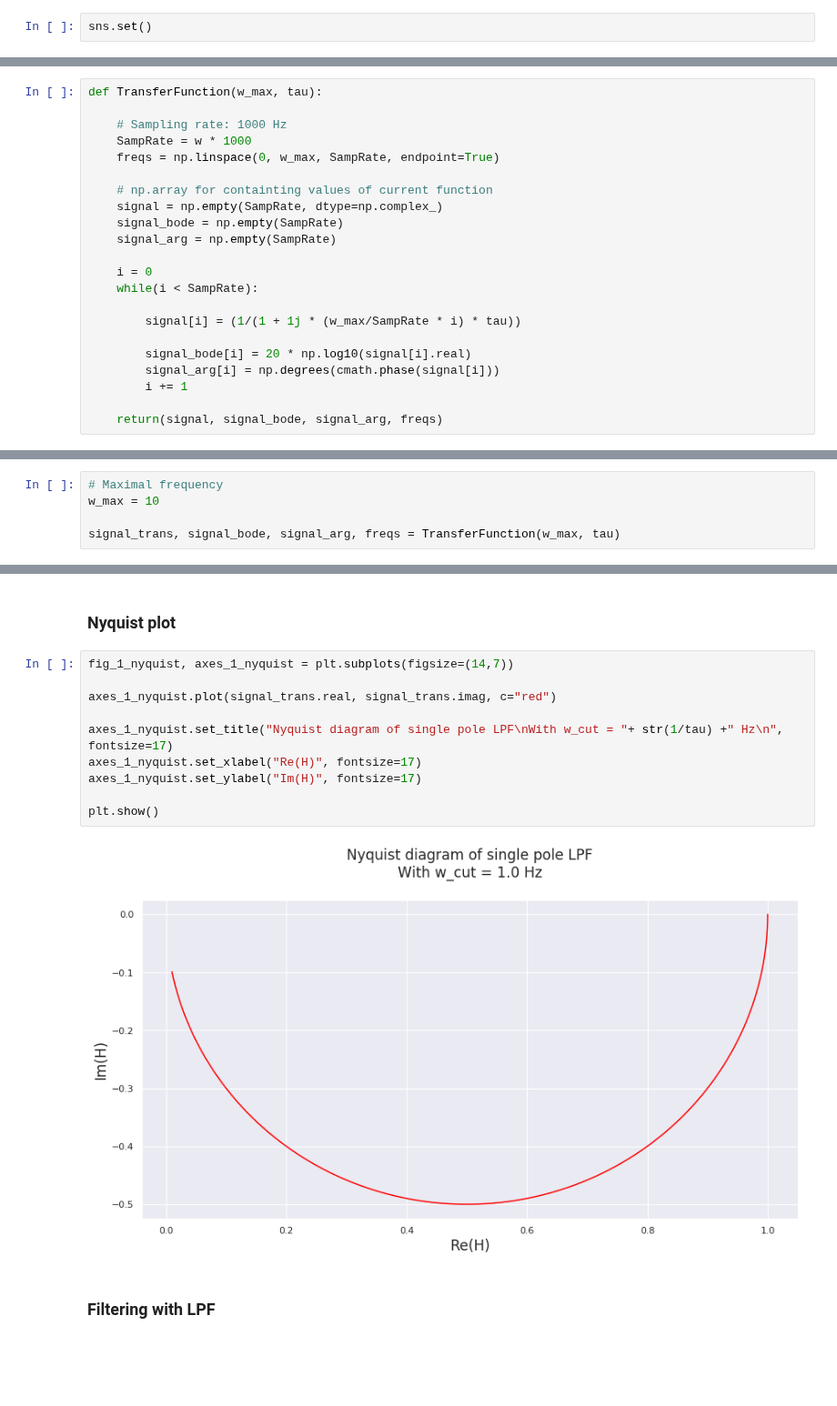
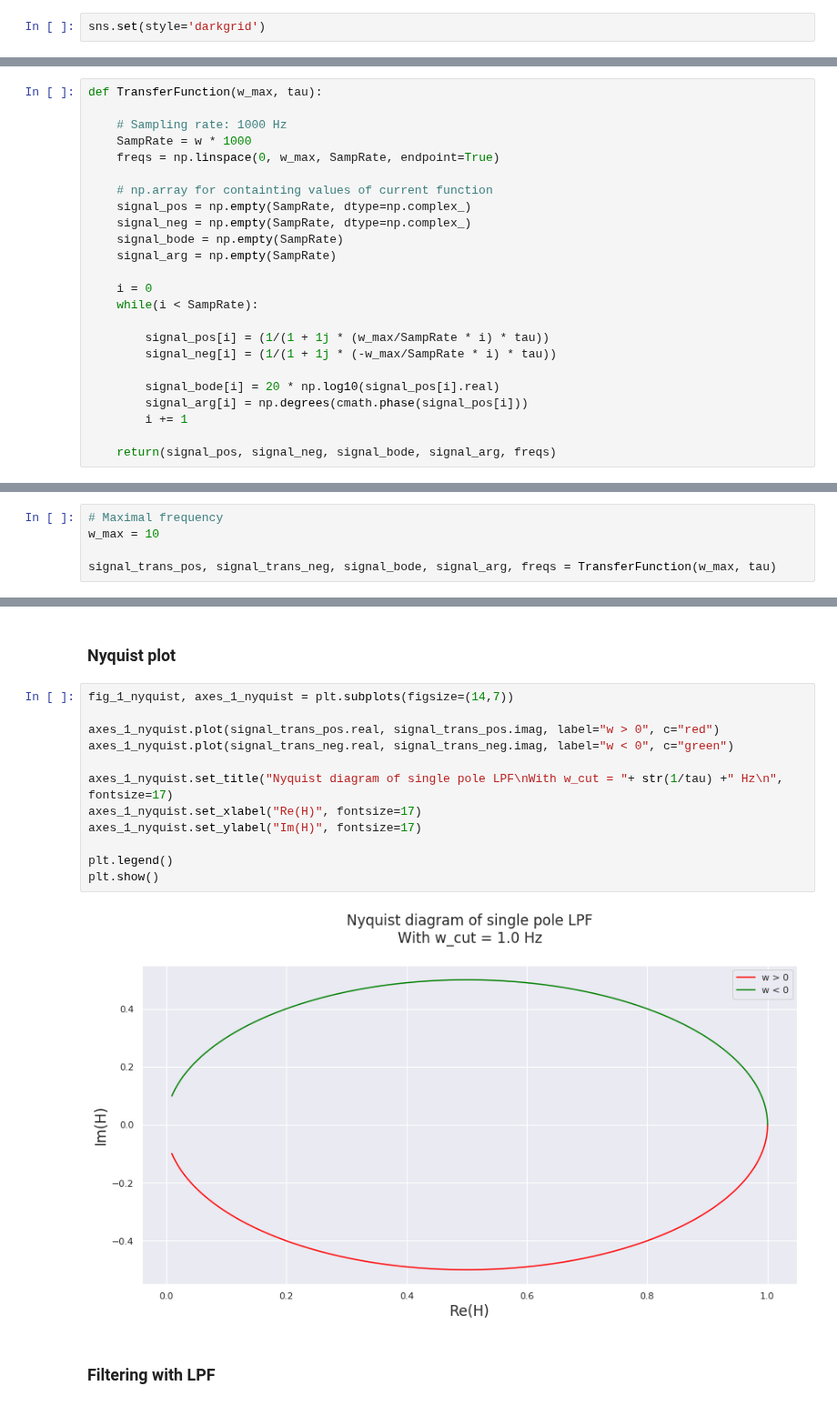
Before and after one commit to masterdesky/ELTE-signal-processing-2018, a Jupyter notebook: Assignment 3/Assignment 3.ipynb, the cells around one changed output, grey strips where cells are left out. Shown at 91% size. Saved outputs shown, nothing was run; the diff lists cells and outputs as text; blank space fills up the shorter version.

```diff
--- a/Assignment 3/Assignment 3.ipynb
+++ b/Assignment 3/Assignment 3.ipynb
@@ -76,7 +76,7 @@ import seaborn as sns
 import cmath
 from scipy import signal
 # %%
-sns.set()
+sns.set(style='darkgrid')
 # %% [markdown]
 ### Constructing transfer function
 # %%
@@ -87,20 +87,22 @@ def TransferFunction(w_max, tau):
     freqs = np.linspace(0, w_max, SampRate, endpoint=True)
 
     # np.array for containting values of current function
-    signal = np.empty(SampRate, dtype=np.complex_)
+    signal_pos = np.empty(SampRate, dtype=np.complex_)
+    signal_neg = np.empty(SampRate, dtype=np.complex_)
     signal_bode = np.empty(SampRate)
     signal_arg = np.empty(SampRate)
 
     i = 0
     while(i < SampRate):
 
-        signal[i] = (1/(1 + 1j * (w_max/SampRate * i) * tau))
+        signal_pos[i] = (1/(1 + 1j * (w_max/SampRate * i) * tau))
+        signal_neg[i] = (1/(1 + 1j * (-w_max/SampRate * i) * tau))
 
-        signal_bode[i] = 20 * np.log10(signal[i].real)
-        signal_arg[i] = np.degrees(cmath.phase(signal[i]))
+        signal_bode[i] = 20 * np.log10(signal_pos[i].real)
+        signal_arg[i] = np.degrees(cmath.phase(signal_pos[i]))
         i += 1
 
-    return(signal, signal_bode, signal_arg, freqs)
+    return(signal_pos, signal_neg, signal_bode, signal_arg, freqs)
 # %%
 # Resistance's magnitude in the low-pass filter
 # Measured in Ohm (greek Omega)
@@ -116,7 +118,7 @@ tau = LPF_R * LPF_C
 # Maximal frequency
 w_max = 10
 
-signal_trans, signal_bode, signal_arg, freqs = TransferFunction(w_max, tau)
+signal_trans_pos, signal_trans_neg, signal_bode, signal_arg, freqs = TransferFunction(w_max, tau)
 # %% [markdown]
 ### Bode diagram
 # %%
@@ -144,15 +146,17 @@ plt.show()
 # %%
 fig_1_nyquist, axes_1_nyquist = plt.subplots(figsize=(14,7))
 
-axes_1_nyquist.plot(signal_trans.real, signal_trans.imag, c="red")
+axes_1_nyquist.plot(signal_trans_pos.real, signal_trans_pos.imag, label="w > 0", c="red")
+axes_1_nyquist.plot(signal_trans_neg.real, signal_trans_neg.imag, label="w < 0", c="green")
 
 axes_1_nyquist.set_title("Nyquist diagram of single pole LPF\nWith w_cut = "+ str(1/tau) +" Hz\n", fontsize=17)
 axes_1_nyquist.set_xlabel("Re(H)", fontsize=17)
 axes_1_nyquist.set_ylabel("Im(H)", fontsize=17)
 
+plt.legend()
 plt.show()
 # %% [output]
-[figure, old version]
+[figure, new version]
 # %% [markdown]
 ### Filtering with LPF
 # %% [markdown]
```
Also changed, not shown: parts of 32 cells of this notebook, 6 other files.
